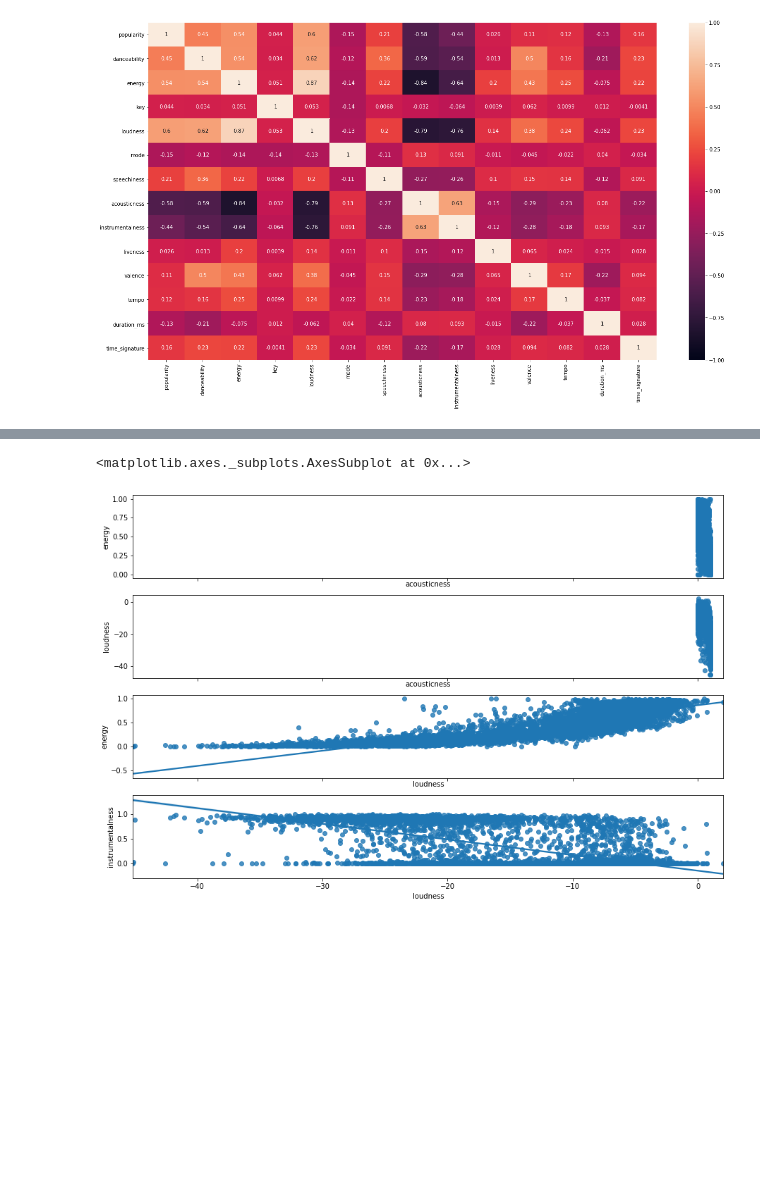
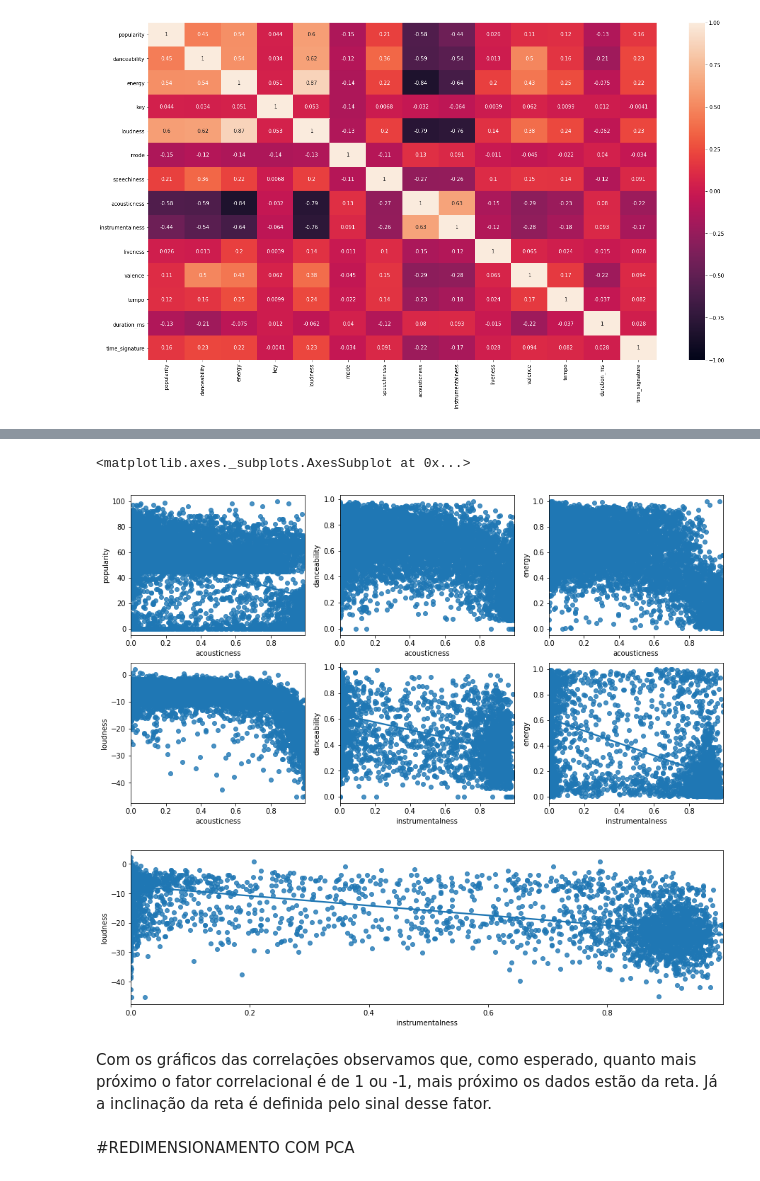
Before and after one commit to guimaraaes/data-science, a Jupyter notebook: kmeans_spotify_data_with_audio_features.ipynb, the cells around one changed output, grey strips where cells are left out. Cells and saved outputs as stored; diff of their text form; code cells hidden in the pictures; blank space fills up the shorter version.

```diff
--- a/kmeans_spotify_data_with_audio_features.ipynb
+++ b/kmeans_spotify_data_with_audio_features.ipynb
@@ -88,3 +121,3 @@ data_brazil
 # %%
-data_world.drop(data_world.columns[[0, 3]], axis=1, inplace=True)
-data_brazil.drop(data_brazil.columns[[0, 3]], axis=1, inplace=True)
+data_world.drop(data_world.columns[[0, 3, -2]], axis=1, inplace=True)
+data_brazil.drop(data_brazil.columns[[0, 3, -2]], axis=1, inplace=True)
@@ -209,9 +290,21 @@ sns.regplot(x=data_brazil['popularity'], y=data_brazil['instrumentalness'], ax=a
 # %%
-fig, axes = plt.subplots(4, sharex=True, figsize=(15,10))
-sns.regplot(x=data_brazil['acousticness'], y=data_brazil['energy'], ax=axes[0])
-sns.regplot(x=data_brazil['acousticness'], y=data_brazil['loudness'], ax=axes[1])
-sns.regplot(x=data_brazil['loudness'], y=data_brazil['energy'], ax=axes[2])
-sns.regplot(x=data_brazil['loudness'], y=data_brazil['instrumentalness'], ax=axes[3])
+fig, axes = plt.subplots(2,3, figsize=(15,8))
+
+sns.regplot(x=data_brazil['acousticness'], y=data_brazil['popularity'], ax=axes[0,0])
+sns.regplot(x=data_brazil['acousticness'], y=data_brazil['danceability'], ax=axes[0,1])
+sns.regplot(x=data_brazil['acousticness'], y=data_brazil['energy'], ax=axes[0,2])
+
+sns.regplot(x=data_brazil['acousticness'], y=data_brazil['loudness'], ax=axes[1,0])
+sns.regplot(x=data_brazil['instrumentalness'], y=data_brazil['danceability'], ax=axes[1,1])
+sns.regplot(x=data_brazil['instrumentalness'], y=data_brazil['energy'], ax=axes[1,2])
+
+fig, axes = plt.subplots(figsize=(15,4))
+sns.regplot(x=data_brazil['instrumentalness'], y=data_brazil['loudness'])
 # %% [output]
 <matplotlib.axes._subplots.AxesSubplot at 0x...>
-[figure, old version]
+[figure, new version]
+[figure, added]
+# %% [markdown]
+Com os gráficos das correlações observamos que, como esperado, quanto mais próximo o fator correlacional é de 1 ou -1, mais próximo os dados estão da reta. Já a inclinação da reta é definida pelo sinal desse fator.
+# %% [markdown]
+#REDIMENSIONAMENTO COM PCA
```
Also changed, not shown: parts of 60 cells of this notebook.
